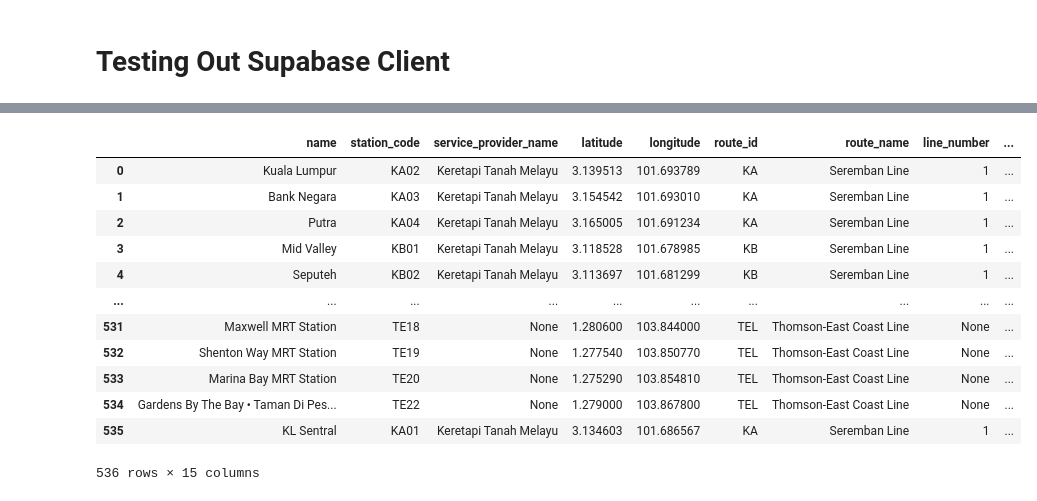
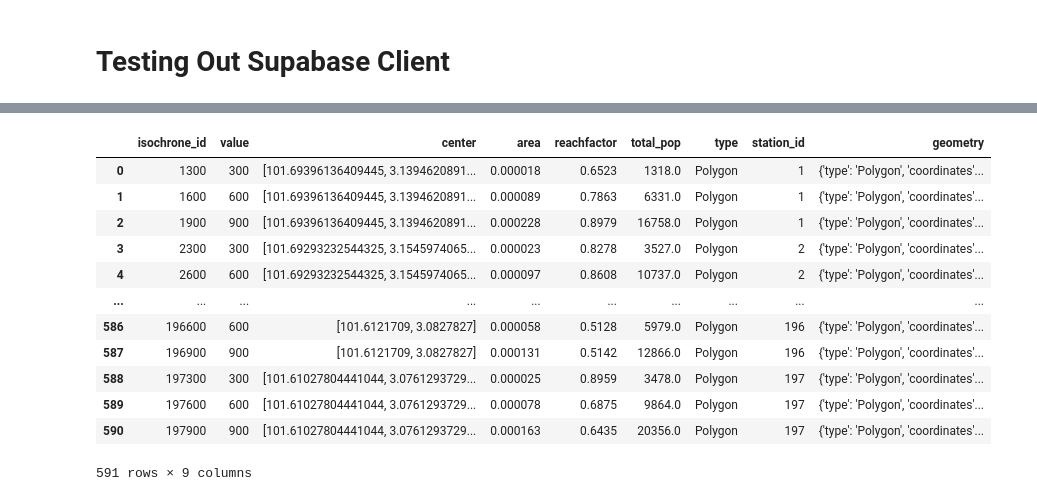
Before and after one commit to nabilersyad/transit-stations-database, a Jupyter notebook: 6_supabase_test.ipynb, the cells around one changed output, grey strips where cells are left out. Cells and saved outputs as stored; diff of their text form; code cells hidden in the pictures.

Commit message:
Completed creating isochrones table

```diff
--- a/6_supabase_test.ipynb
+++ b/6_supabase_test.ipynb
@@ -6,5 +6,5 @@ import pandas as pd
 from supabase import create_client, Client
 
 url: str = os.environ.get("SUPABASE_URL")
-key: str = os.environ.get("SUPABASE_KEY")
+key: str = os.environ.get("SUPABASE_SERVICE_KEY")
 supabase: Client = create_client(url, key)
@@ -11,21 +14,21 @@ supabase: Client = create_client(url, key)
 # %%
 
-response = supabase.table('stations').select("*").execute()
+response = supabase.table('station_isochrones').select("*").execute()
 data,_ = response
 data[1]
 df = pd.DataFrame(data[1])
 df
 # %% [output]
-|  | name | station_code | service_provider_name | latitude | longitude | route_id | route_name | line_number | ... |
-| 0 | Kuala Lumpur | KA02 | Keretapi Tanah Melayu | 3.139513 | 101.693789 | KA | Seremban Line | 1 | ... |
-| 1 | Bank Negara | KA03 | Keretapi Tanah Melayu | 3.154542 | 101.693010 | KA | Seremban Line | 1 | ... |
-| 2 | Putra | KA04 | Keretapi Tanah Melayu | 3.165005 | 101.691234 | KA | Seremban Line | 1 | ... |
-| 3 | Mid Valley | KB01 | Keretapi Tanah Melayu | 3.118528 | 101.678985 | KB | Seremban Line | 1 | ... |
-| 4 | Seputeh | KB02 | Keretapi Tanah Melayu | 3.113697 | 101.681299 | KB | Seremban Line | 1 | ... |
+|  | isochrone_id | value | center | area | reachfactor | total_pop | type | station_id | geometry |
+| 0 | 1300 | 300 | [101.69396136409445, 3.1394620891... | 0.000018 | 0.6523 | 1318.0 | Polygon | 1 | {'type': 'Polygon', 'coordinates'... |
+| 1 | 1600 | 600 | [101.69396136409445, 3.1394620891... | 0.000089 | 0.7863 | 6331.0 | Polygon | 1 | {'type': 'Polygon', 'coordinates'... |
+| 2 | 1900 | 900 | [101.69396136409445, 3.1394620891... | 0.000228 | 0.8979 | 16758.0 | Polygon | 1 | {'type': 'Polygon', 'coordinates'... |
+| 3 | 2300 | 300 | [101.69293232544325, 3.1545974065... | 0.000023 | 0.8278 | 3527.0 | Polygon | 2 | {'type': 'Polygon', 'coordinates'... |
+| 4 | 2600 | 600 | [101.69293232544325, 3.1545974065... | 0.000097 | 0.8608 | 10737.0 | Polygon | 2 | {'type': 'Polygon', 'coordinates'... |
 | ... | ... | ... | ... | ... | ... | ... | ... | ... | ... |
-| 531 | Maxwell MRT Station | TE18 | None | 1.280600 | 103.844000 | TEL | Thomson-East Coast Line | None | ... |
-| 532 | Shenton Way MRT Station | TE19 | None | 1.277540 | 103.850770 | TEL | Thomson-East Coast Line | None | ... |
-| 533 | Marina Bay MRT Station | TE20 | None | 1.275290 | 103.854810 | TEL | Thomson-East Coast Line | None | ... |
-| 534 | Gardens By The Bay • Taman Di Pes... | TE22 | None | 1.279000 | 103.867800 | TEL | Thomson-East Coast Line | None | ... |
-| 535 | KL Sentral | KA01 | Keretapi Tanah Melayu | 3.134603 | 101.686567 | KA | Seremban Line | 1 | ... |
+| 586 | 196600 | 600 | [101.6121709, 3.0827827] | 0.000058 | 0.5128 | 5979.0 | Polygon | 196 | {'type': 'Polygon', 'coordinates'... |
+| 587 | 196900 | 900 | [101.6121709, 3.0827827] | 0.000131 | 0.5142 | 12866.0 | Polygon | 196 | {'type': 'Polygon', 'coordinates'... |
+| 588 | 197300 | 300 | [101.61027804441044, 3.0761293729... | 0.000025 | 0.8959 | 3478.0 | Polygon | 197 | {'type': 'Polygon', 'coordinates'... |
+| 589 | 197600 | 600 | [101.61027804441044, 3.0761293729... | 0.000078 | 0.6875 | 9864.0 | Polygon | 197 | {'type': 'Polygon', 'coordinates'... |
+| 590 | 197900 | 900 | [101.61027804441044, 3.0761293729... | 0.000163 | 0.6435 | 20356.0 | Polygon | 197 | {'type': 'Polygon', 'coordinates'... |
-536 rows × 15 columns
+591 rows × 9 columns
```
Also changed, not shown: parts of 3 cells of this notebook, 2 other files.
